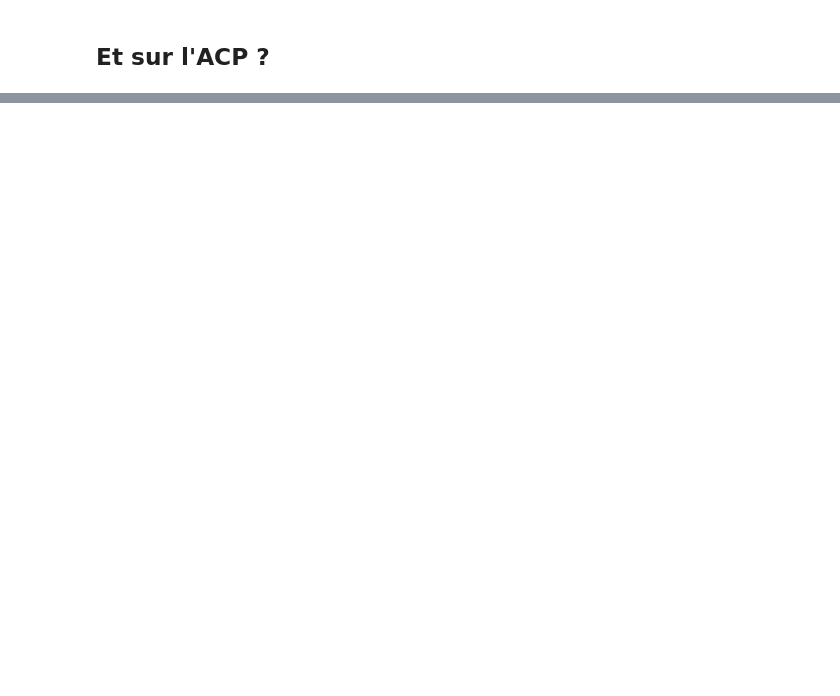
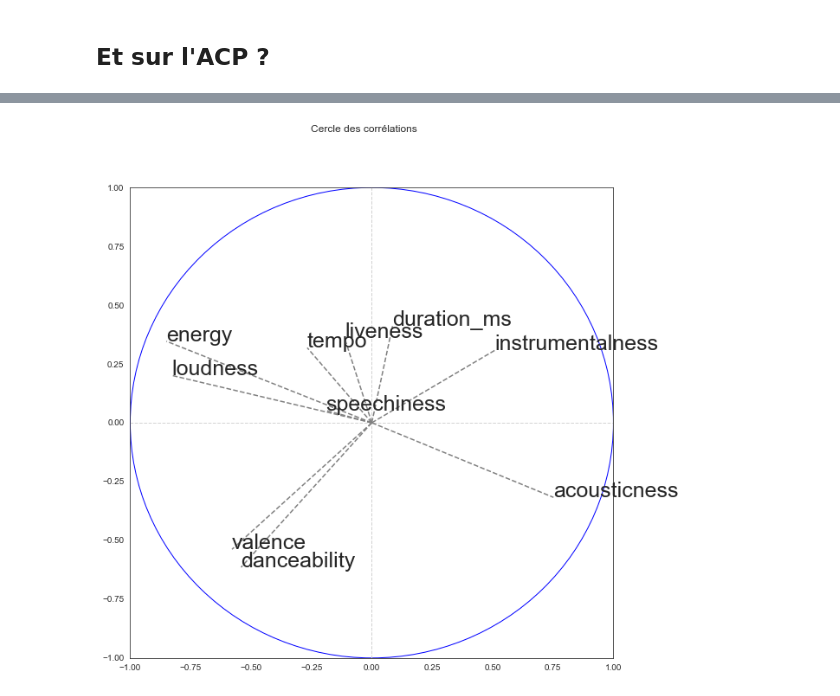
Before and after one commit to fxjollois/cours-2023-2024, a Jupyter notebook: insa--m2-esd--ml/classif-demande3-correction.ipynb, the cells around one changed output, grey strips where cells are left out. Saved outputs shown, nothing was run; the diff lists cells and outputs as text; code cells hidden in the pictures; blank space fills up the shorter version.

```diff
--- a/insa--m2-esd--ml/classif-demande3-correction.ipynb
+++ b/insa--m2-esd--ml/classif-demande3-correction.ipynb
@@ -326,0 +385,19 @@ plt.show()
+# %%
+coordvar = acp.components_.T * numpy.sqrt(acp.explained_variance_)
+coordvar_df = pandas.DataFrame(coordvar,
+                               index = spotify_qt.columns,
+                               columns=['PC1', 'PC2'])
+# %%
+fig, axes = plt.subplots(figsize = (10, 10))
+fig.suptitle("Cercle des corrélations")
+axes.set_xlim(-1, 1)
+axes.set_ylim(-1, 1)
+axes.axvline(x = 0, color = 'lightgray', linestyle = '--', linewidth = 1)
+axes.axhline(y = 0, color = 'lightgray', linestyle = '--', linewidth = 1)
+for j in range(spotify_qt.shape[1]):
+    axes.text(coordvar_df["PC1"].iloc[j],coordvar_df["PC2"].iloc[j], coordvar_df.index[j], size = 25)
+    axes.plot([0,coordvar_df["PC1"].iloc[j]], [0,coordvar_df["PC2"].iloc[j]], color = "gray", linestyle = 'dashed')
+plt.gca().add_artist(plt.Circle((0,0),1,color='blue',fill=False))
+plt.show()
+# %% [output]
+[figure, added]
```
Also changed, not shown: parts of 24 cells of this notebook, 2 other files.
